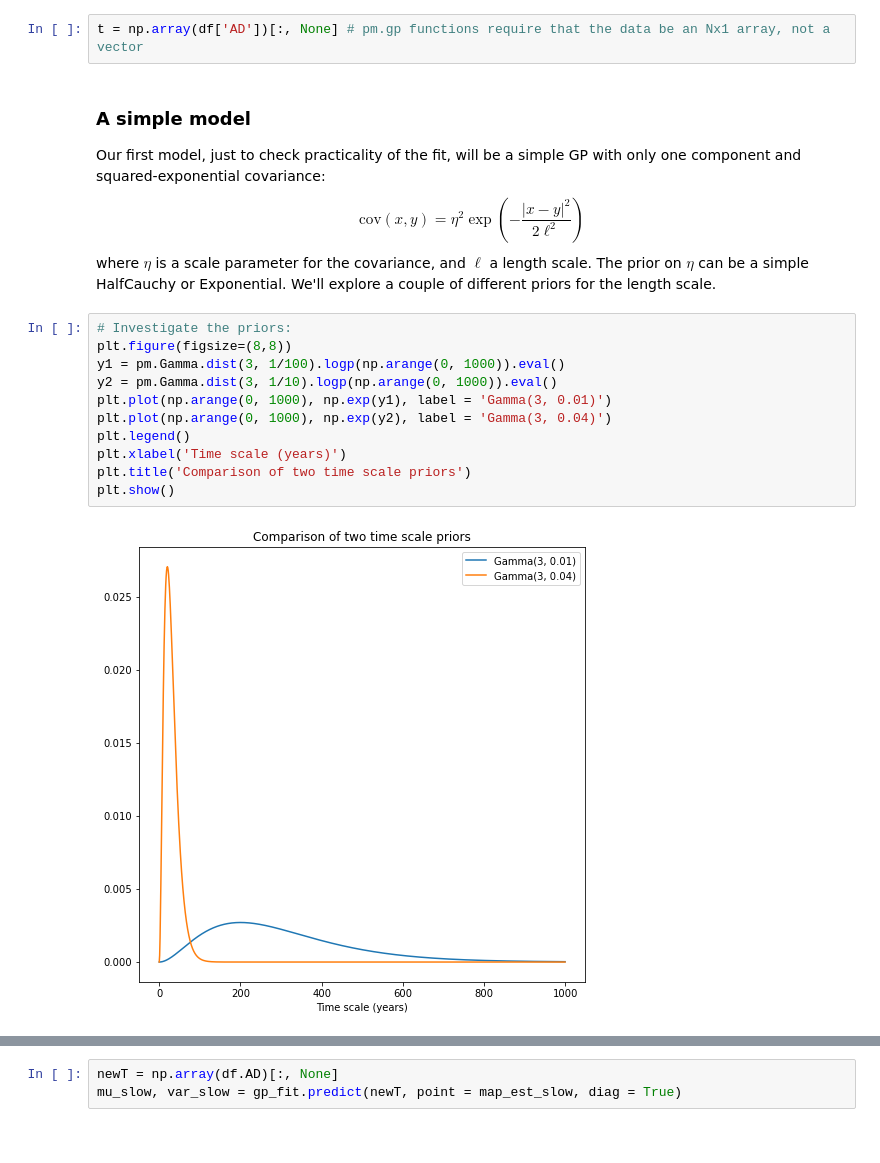
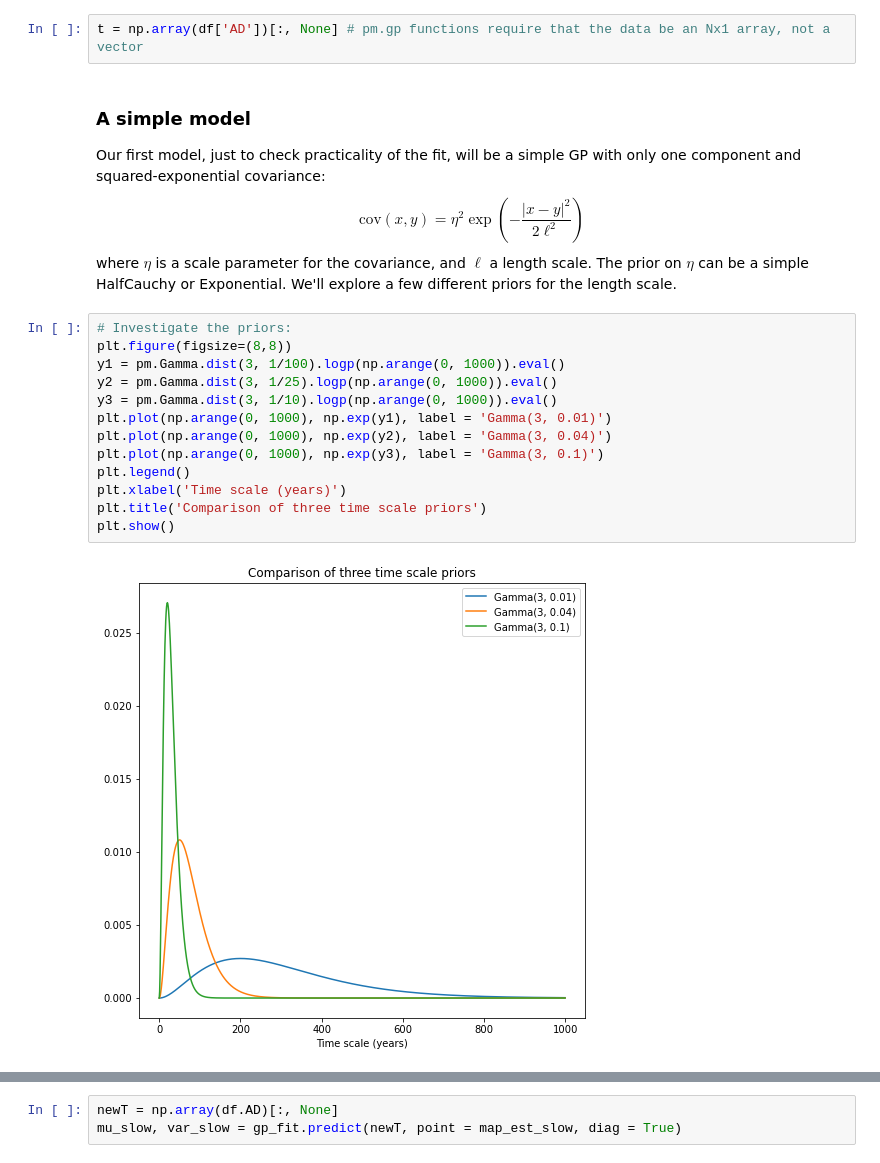
Before and after one commit to mpdylan/INFO510-public, a Jupyter notebook: notebooks/gaussian_processes/gp_cherry.ipynb, the cells around one changed output, grey strips where cells are left out. Drawn from its saved outputs; the diff is of its cells as text.

```diff
--- a/notebooks/gaussian_processes/gp_cherry.ipynb
+++ b/notebooks/gaussian_processes/gp_cherry.ipynb
@@ -39,20 +39,22 @@ Our first model, just to check practicality of the fit, will be a simple GP with
 $$
 \mathrm{cov}(x, y) = \eta^2 \exp\left(-\frac{|x - y|^2}{2\ell^2}\right)
 $$
-where $\eta$ is a scale parameter for the covariance, and $\ell$ a length scale. The prior on $\eta$ can be a simple HalfCauchy or Exponential. We'll explore a couple of different priors for the length scale.
+where $\eta$ is a scale parameter for the covariance, and $\ell$ a length scale. The prior on $\eta$ can be a simple HalfCauchy or Exponential. We'll explore a few different priors for the length scale.
 # %%
 # Investigate the priors:
 plt.figure(figsize=(8,8))
 y1 = pm.Gamma.dist(3, 1/100).logp(np.arange(0, 1000)).eval()
-y2 = pm.Gamma.dist(3, 1/10).logp(np.arange(0, 1000)).eval()
+y2 = pm.Gamma.dist(3, 1/25).logp(np.arange(0, 1000)).eval()
+y3 = pm.Gamma.dist(3, 1/10).logp(np.arange(0, 1000)).eval()
 plt.plot(np.arange(0, 1000), np.exp(y1), label = 'Gamma(3, 0.01)')
 plt.plot(np.arange(0, 1000), np.exp(y2), label = 'Gamma(3, 0.04)')
+plt.plot(np.arange(0, 1000), np.exp(y3), label = 'Gamma(3, 0.1)')
 plt.legend()
 plt.xlabel('Time scale (years)')
-plt.title('Comparison of two time scale priors')
+plt.title('Comparison of three time scale priors')
 plt.show()
 # %% [output]
-[figure, old version]
+[figure, new version]
 # %% [markdown]
 We try each prior, plugging into the model below:
 
```
Also changed, not shown: parts of 11 cells of this notebook.
